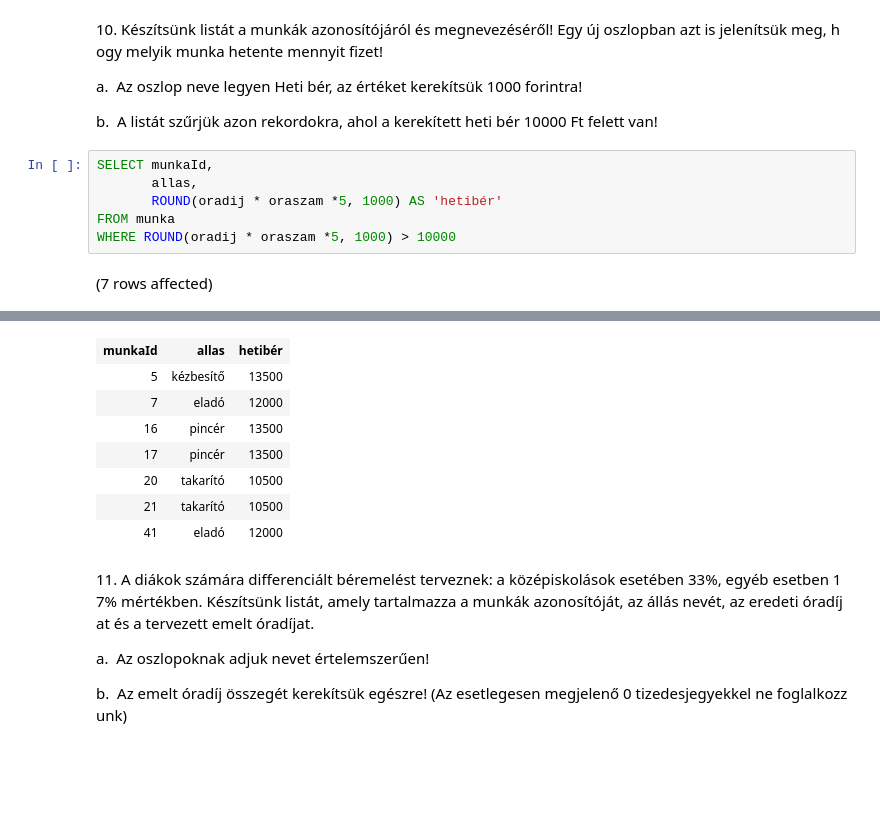
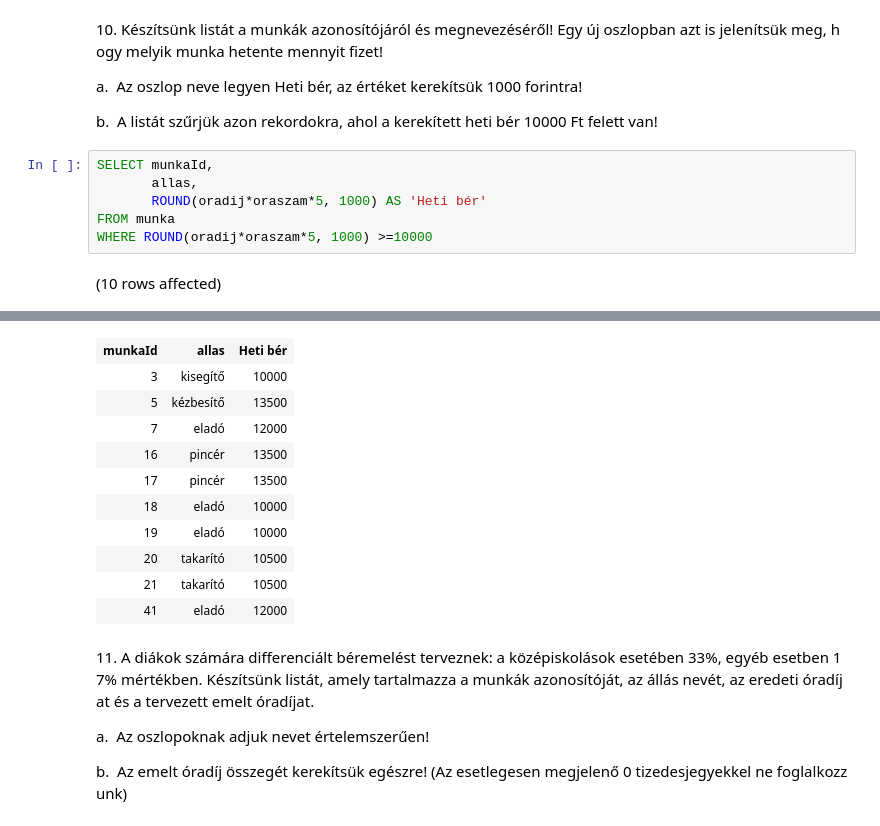
Before and after one commit to MedSzabolcs/SQL_G02, a Jupyter notebook: gyakorlat01_feladatok.ipynb, the cells around one changed output, grey strips where cells are left out. Cells and saved outputs as stored; diff of their text form; blank space fills up the shorter version.

```diff
--- a/gyakorlat01_feladatok.ipynb
+++ b/gyakorlat01_feladatok.ipynb
@@ -211,8 +207,8 @@ b.  A listát szűrjük azon rekordokra, ahol a kerekített heti bér
 # %%
 SELECT munkaId,
        allas,
-       ROUND(oradij * oraszam *5, 1000) AS 'hetibér'
+       ROUND(oradij*oraszam*5, 1000) AS 'Heti bér'
 FROM munka
-WHERE ROUND(oradij * oraszam *5, 1000) > 10000
+WHERE ROUND(oradij*oraszam*5, 1000) >=10000
 # %% [output]
-(7 rows affected)
+(10 rows affected)
@@ -220,8 +216,11 @@ Total execution time: 00:00:00.030
-| munkaId | allas | hetibér |
+| munkaId | allas | Heti bér |
+| 3 | kisegítő | 10000 |
 | 5 | kézbesítő | 13500 |
 | 7 | eladó | 12000 |
 | 16 | pincér | 13500 |
 | 17 | pincér | 13500 |
+| 18 | eladó | 10000 |
+| 19 | eladó | 10000 |
 | 20 | takarító | 10500 |
 | 21 | takarító | 10500 |
 | 41 | eladó | 12000 |
```
Also changed, not shown: parts of 15 cells of this notebook.
